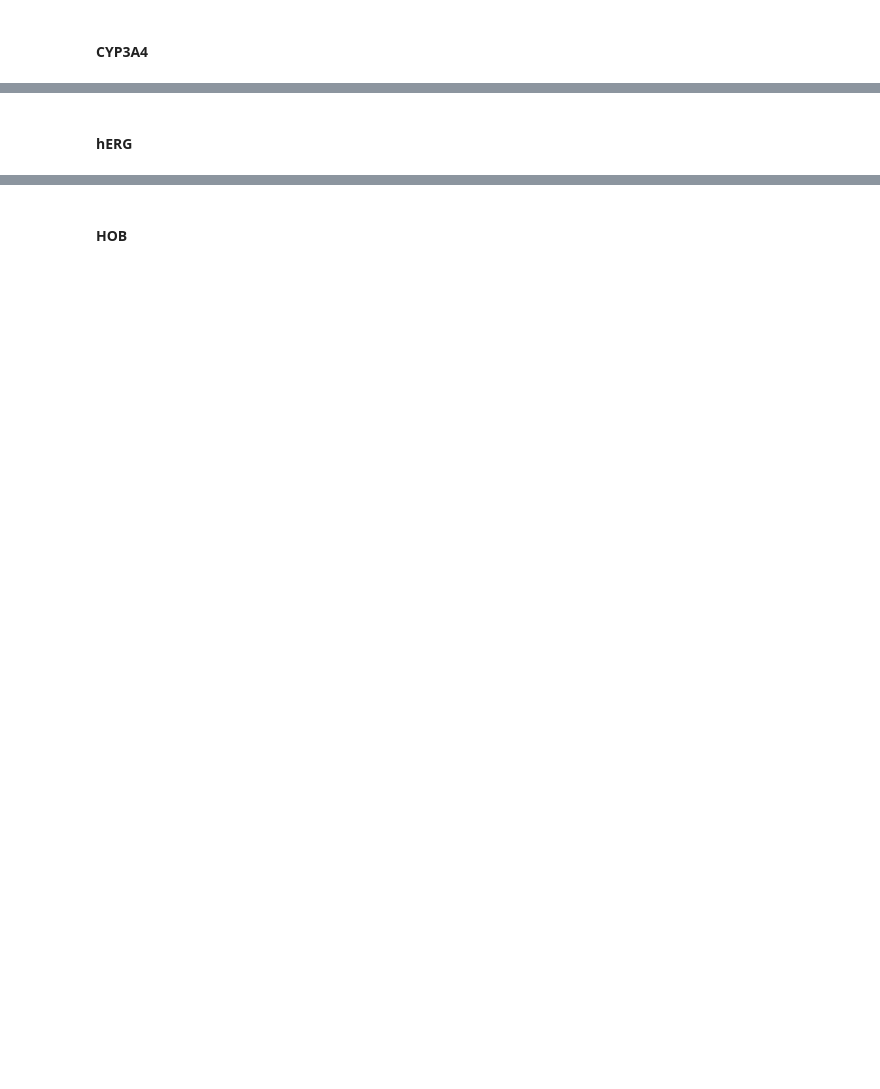
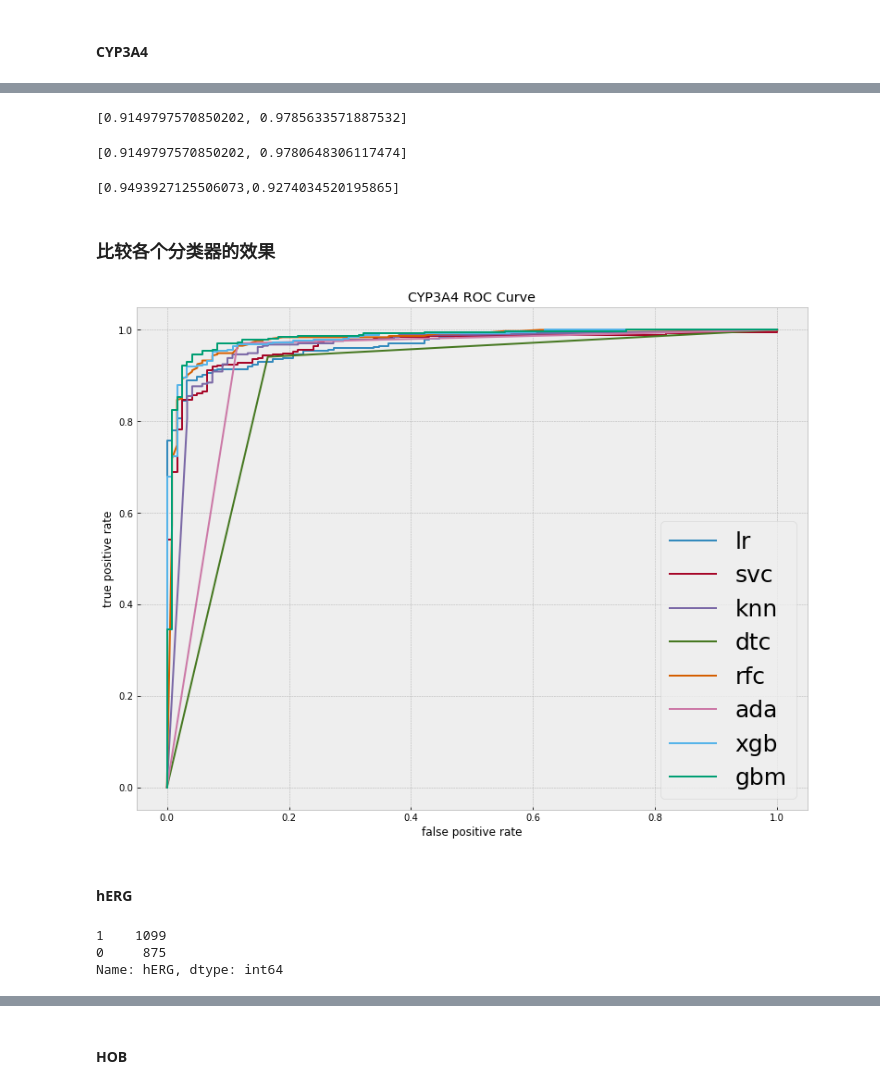
Before and after one commit to 12Jack21/mathmodel, a Jupyter notebook: datap.ipynb, the cells around one changed output, grey strips where cells are left out. Cells and saved outputs as stored; diff of their text form; code cells hidden in the pictures; blank space fills up the shorter version.

```diff
--- a/datap.ipynb
+++ b/datap.ipynb
@@ -945,2 +1158,81 @@ y_test_df.to_excel('ADMET.xlsx',sheet_name='mytest')
+# %%
+# random forest classifier
+from sklearn.ensemble import RandomForestClassifier
+
+rfc = RandomForestClassifier()
+rfc.fit(X_train,y_train)
+y_prob = rfc.predict_proba(X_test)[:,1]
+fpr_rfc,tpr_rfc,threshold_rfc = metrics.roc_curve(y_test,y_prob)
+auc_rfc = metrics.auc(fpr_rfc,tpr_rfc)
+score_rfc = metrics.accuracy_score(y_test,y_pred)
+print([score_rfc,auc_rfc])
+# %% [output]
+[0.9149797570850202, 0.9785633571887532]
+# %%
+# random forest classifier with standardization
+from sklearn.ensemble import RandomForestClassifier
+
+rfc = RandomForestClassifier(n_estimators=100)
+rfc.fit(X_train_tran,y_train)
+y_prob = rfc.predict_proba(X_test_tran)[:,1]
+fpr_rfc,tpr_rfc,threshold_rfc = metrics.roc_curve(y_test,y_prob)
+auc_rfc = metrics.auc(fpr_rfc,tpr_rfc)
+score_rfc = metrics.accuracy_score(y_test,y_pred)
+print([score_rfc,auc_rfc])
+# %% [output]
+[0.9149797570850202, 0.9780648306117474]
+# %%
+# AdaBoost Classifier
+from sklearn.ensemble import AdaBoostClassifier
+from sklearn.tree import DecisionTreeClassifier
+from sklearn.ensemble import RandomForestClassifier
+from sklearn.metrics import confusion_matrix
+
+# use weak classifier
+adaclf = AdaBoostClassifier(
+    DecisionTreeClassifier(max_depth=1),
+#     RandomForestClassifier(max_depth=1),
+    n_estimators=100
+)
+adaclf.fit(X_train, y_train)
+y_pred = adaclf.predict(X_test)
+# print('adaboost confusion matrix:')
+conf_mat = confusion_matrix(y_test, y_pred)
+fpr_ada,tpr_ada,threshold_ada = metrics.roc_curve(y_test,y_pred)
+auc_ada = metrics.auc(fpr_ada,tpr_ada)
+score_ada = metrics.accuracy_score(y_test,y_pred)
+print('[{},{}]'.format(score_ada,auc_ada))
+# %% [output]
+[0.9493927125506073,0.9274034520195865]
+# %% [markdown]
+### 比较各个分类器的效果
+# %%
+# comparison between different approaches
+plt.style.use('bmh')
+plt.figure(figsize=(13,10))
+
+plt.plot(fpr_lr,tpr_lr,label='lr')
+plt.plot(fpr_svc,tpr_svc,label='svc')
+plt.plot(fpr_knn,tpr_knn,label='knn')
+plt.plot(fpr_dtc,tpr_dtc,label='dtc')
+plt.plot(fpr_rfc,tpr_rfc,label='rfc')
+plt.plot(fpr_ada,tpr_ada,label='ada')
+plt.plot(fpr_xgb,tpr_xgb,label='xgb')
+plt.plot(fpr_gbm,tpr_gbm,label='gbm')
+
+plt.legend(loc='lower right',prop={'size':25})
+plt.xlabel('false positive rate')
+plt.ylabel('true positive rate')
+plt.title('CYP3A4 ROC Curve')
+plt.show()
+# %% [output]
+[figure, added]
 # %% [markdown]
 #### hERG
+# %%
+# imbalanced value detection
+her.value_counts()
+# %% [output]
+1    1099
+0     875
+Name: hERG, dtype: int64
```
Also changed, not shown: parts of 76 cells of this notebook.
